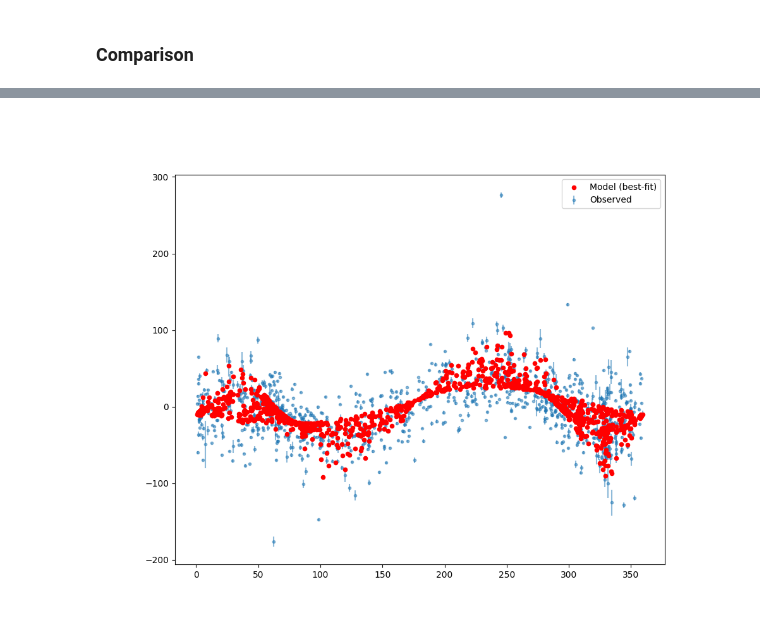
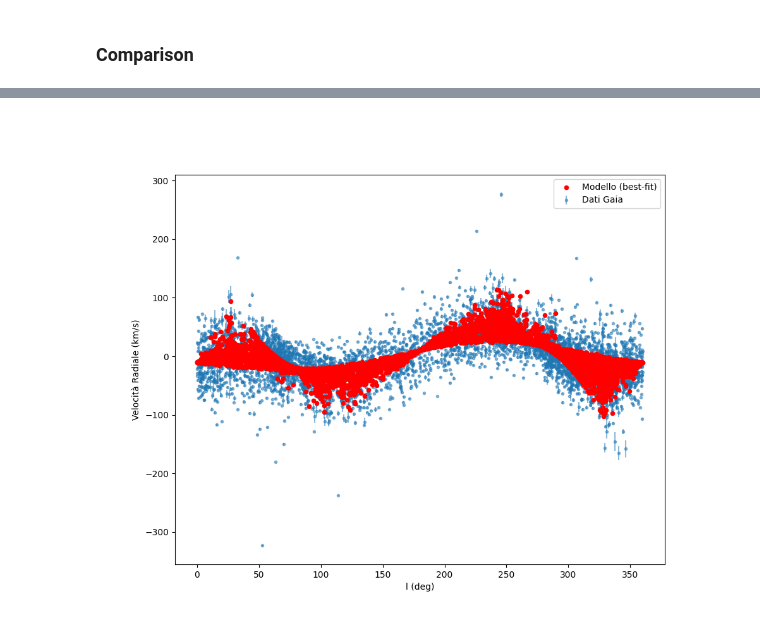
Before and after one commit to Lvetto/modellizzazione_dati, a Jupyter notebook: Gaia.ipynb, the cells around one changed output, grey strips where cells are left out. Saved outputs shown, nothing was run; the diff lists cells and outputs as text; code cells hidden in the pictures.

```diff
--- a/Gaia.ipynb
+++ b/Gaia.ipynb
@@ -353,7 +335,7 @@ V0_best = V0_mcmc[1]
 V_rot_uncertainty = np.abs(V_rot_mcmc[0] - V_rot_mcmc[2])
 U0_uncertainty = np.abs(U0_mcmc[0] - U0_mcmc[2])
 V0_uncertainty = np.abs(V0_mcmc[0] - V0_mcmc[2])
-
+V_rad_statistical_error = np.abs(velocity_model(l_rad, d_from_sun, R0, V_rot_mcmc[0],U0_mcmc[0],V0_mcmc[0])- velocity_model(l_rad, d_from_sun, R0, V_rot_mcmc[2],U0_mcmc[2],V0_mcmc[2]))
 # print the best values
 print(f"Best-fit V_rot: {V_rot_best:.2f} km/s ± {V_rot_uncertainty:.2f} km/s")
 print(f"Best-fit U0: {U0_best:.2f} ± {U0_uncertainty:.2f}")
@@ -440,28 +439,28 @@ plt.show()
 # %%
-num_samples = 1000
+num_samples = 5000
 
 sample_inds = np.random.choice(len(radial_velocity), num_samples, replace=False)
 vel_rad_sampled = radial_velocity[sample_inds]
 l_sampled = l[sample_inds]
 d_sampled = d_from_sun[sample_inds]
 parallax_sampled = parallax[sample_inds]
 parallax_error_sampled = parallax_error[sample_inds]
 radial_velocity_error_sampled = radial_velocity_error[sample_inds]
 sigma_sampled = sigma[sample_inds]
-
+V_rad_statistical_error_sampled = V_rad_statistical_error[sample_inds]
 v_rad_exp = velocity_model(np.radians(l_sampled), d_sampled, R0, V_rot_best, U0_best, V0_best)
 
 
 fig = plt.figure(figsize=(10, 8))
 
 # plot the observed data
-plt.errorbar(l_sampled, vel_rad_sampled, yerr=sigma_sampled, fmt='.', label="Observed", zorder=1, alpha=0.5)
-plt.scatter(l_sampled, v_rad_exp, s=20, label="Model (best-fit)", color="red", zorder=2)
-
+plt.errorbar(l_sampled, vel_rad_sampled, yerr=sigma_sampled, fmt='.', label="Dati Gaia", zorder=1, alpha=0.5)
+plt.scatter(l_sampled, v_rad_exp, s=20, label="Modello (best-fit)", color="red", zorder=2)
 # plot the model with the best-fit parameters
-
+plt.xlabel("l (deg)")
+plt.ylabel("Velocità Radiale (km/s)")
 
 plt.legend()
 plt.show()
 # %% [output]
-[figure, old version]
+[figure, new version]
```
Also changed, not shown: parts of 9 cells of this notebook, 16 other files.
